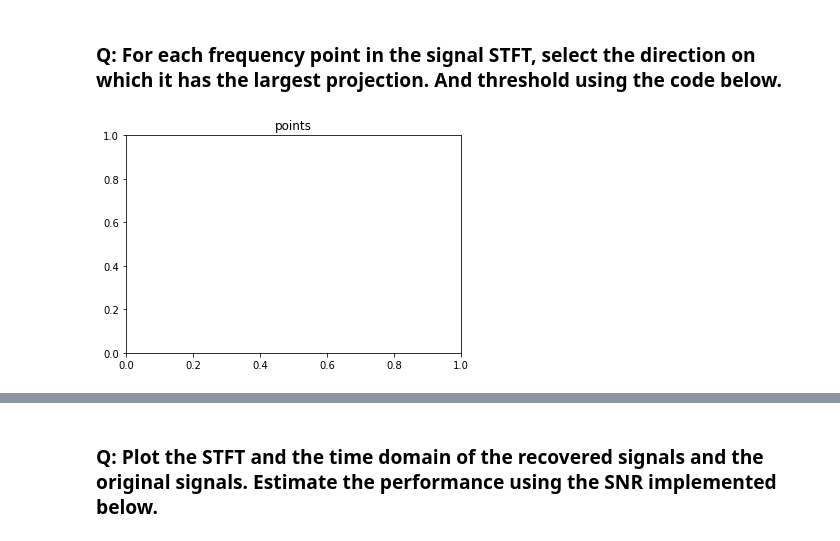
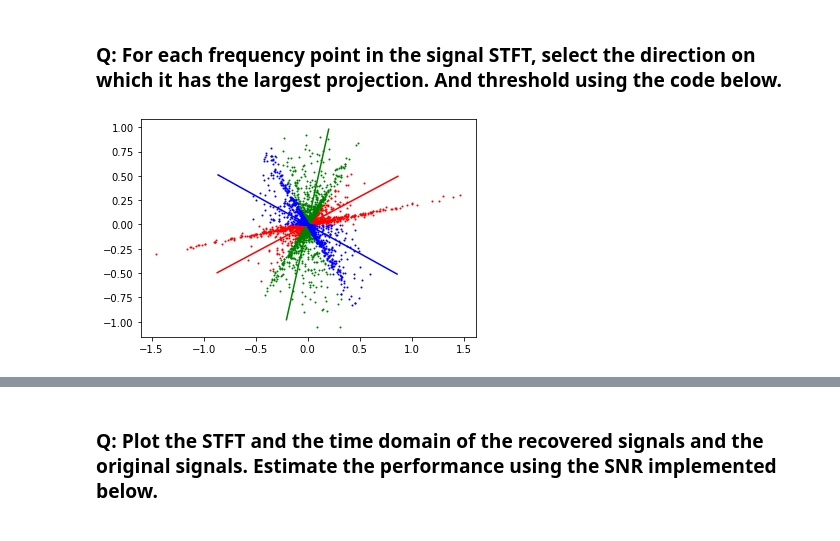
Before and after one commit to guillaume-haerinck/imac-tp-signal, a Jupyter notebook: m2-semestre1/TD4/TD3 Spectral Analysis and Filtering-Exercise.ipynb, the cells around one changed output, grey strips where cells are left out. Cells and saved outputs as stored; diff of their text form; code cells hidden in the pictures.

```diff
--- a/m2-semestre1/TD4/TD3 Spectral Analysis and Filtering-Exercise.ipynb
+++ b/m2-semestre1/TD4/TD3 Spectral Analysis and Filtering-Exercise.ipynb
@@ -232,17 +210,22 @@ Angle :  2.6070033115981657
 # %% [markdown]
 ### Q: For each frequency point in the signal STFT, select the direction on which it has the largest projection. And threshold using the code below.
-# %%
-threshold = .005
-#D = np.sqrt(np.sum(W**2, 0))
-#I = I*(D > threshold)
-
-projected_signal = []
-
-for i in range(nbre_selec):
-    pt = signal[i]
-    largest_projection = None
-
-plt.title("points")
-plt.show()
-# %% [output]
-[figure, removed]
+# %%
+projectionsStrength = np.array([[np.abs(np.dot(pt, d)) for d in directions] for pt in signal])
+bestProjection = np.argmax(projectionsStrength, axis=1)
+
+extracted = [[], [], []]
+for b, pt in zip(bestProjection, signal):
+    extracted[b].append(pt)
+
+extracted = [np.array(a) for a in extracted] # convert to numpy array
+# print(splitted[0].shape, splitted[1].shape, splitted[2].shape)
+
+#display helpers
+directionLines = np.array([[-d, d] for d in directions]) # for line display
+color = ['r', 'g', 'b']
+
+for i in range(len(extracted)):
+    plt.plot(extracted[i][:, 0],extracted[i][:, 1],"o",markersize=1, c=color[i])
+    plt.plot(directionLines[i][:, 0], directionLines[i][:, 1], c=color[i]) # Red straight line
+# %% [output]
+[figure, added]
```
Also changed, not shown: parts of 10 cells of this notebook.
